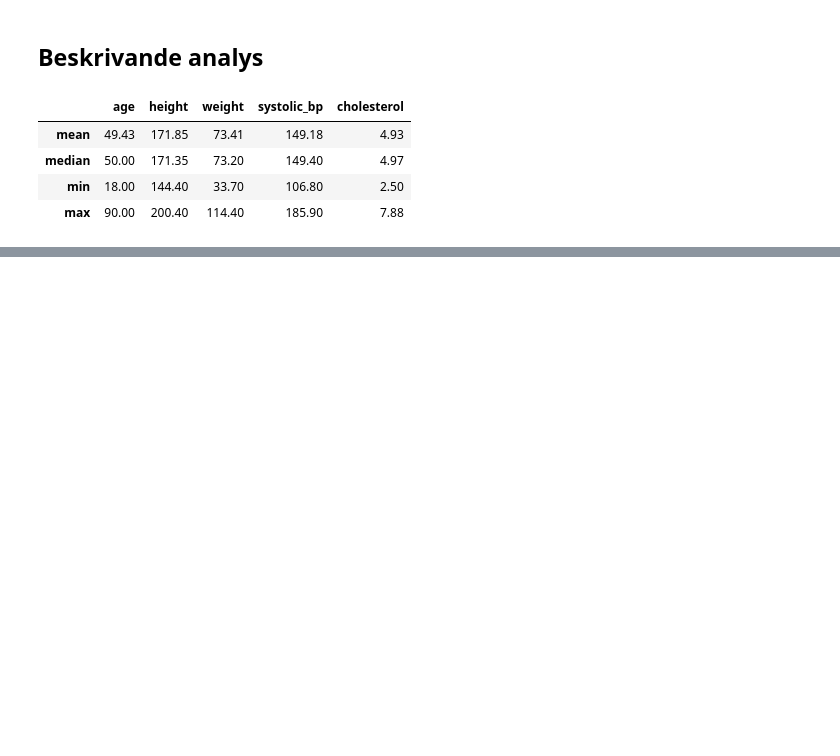
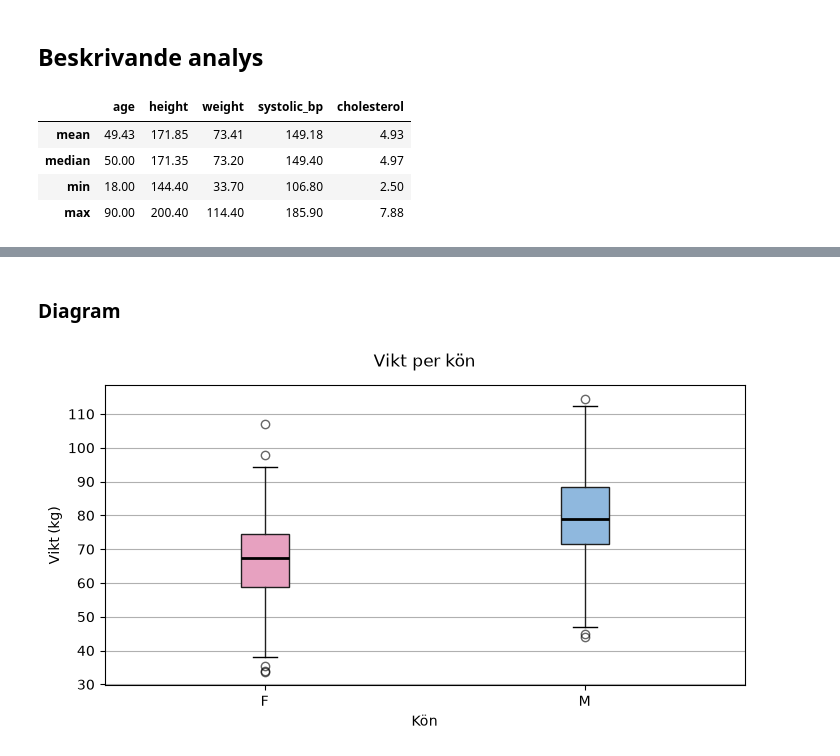
Before and after one commit to Jujbraga/halsostudie, a Jupyter notebook: report.ipynb, the cells around one changed output, grey strips where cells are left out. Drawn from its saved outputs; the diff is of its cells as text; code cells hidden in the pictures; blank space fills up the shorter version.

Commit message:
Add correlational table and graphics

```diff
--- a/report.ipynb
+++ b/report.ipynb
@@ -20,0 +42,29 @@ avg
+# %% [markdown]
+### Diagram
+# %%
+fig, ax = plt.subplots(figsize=(8,4))
+
+medianprops = {"color": "black", "linewidth": 2}
+
+df.boxplot(
+    column="weight",
+    by="sex",
+    ax=ax,
+    medianprops=medianprops,
+    flierprops={"marker": "o", "markerfacecolor": "none", "alpha": 0.6},
+    patch_artist=True,
+)
+
+colors = ["#e7a1c0", "#8fb8de"]
+
+for patch, color in zip(ax.patches, colors):
+    patch.set_facecolor(color)
+
+fig.suptitle("Vikt per kön")
+ax.set_title("")
+ax.set_xlabel("Kön")
+ax.set_ylabel("Vikt (kg)")
+ax.grid(False, axis="x")
+plt.show()
+# %% [output]
+[figure, added]
```
Also changed, not shown: parts of 7 cells of this notebook.
